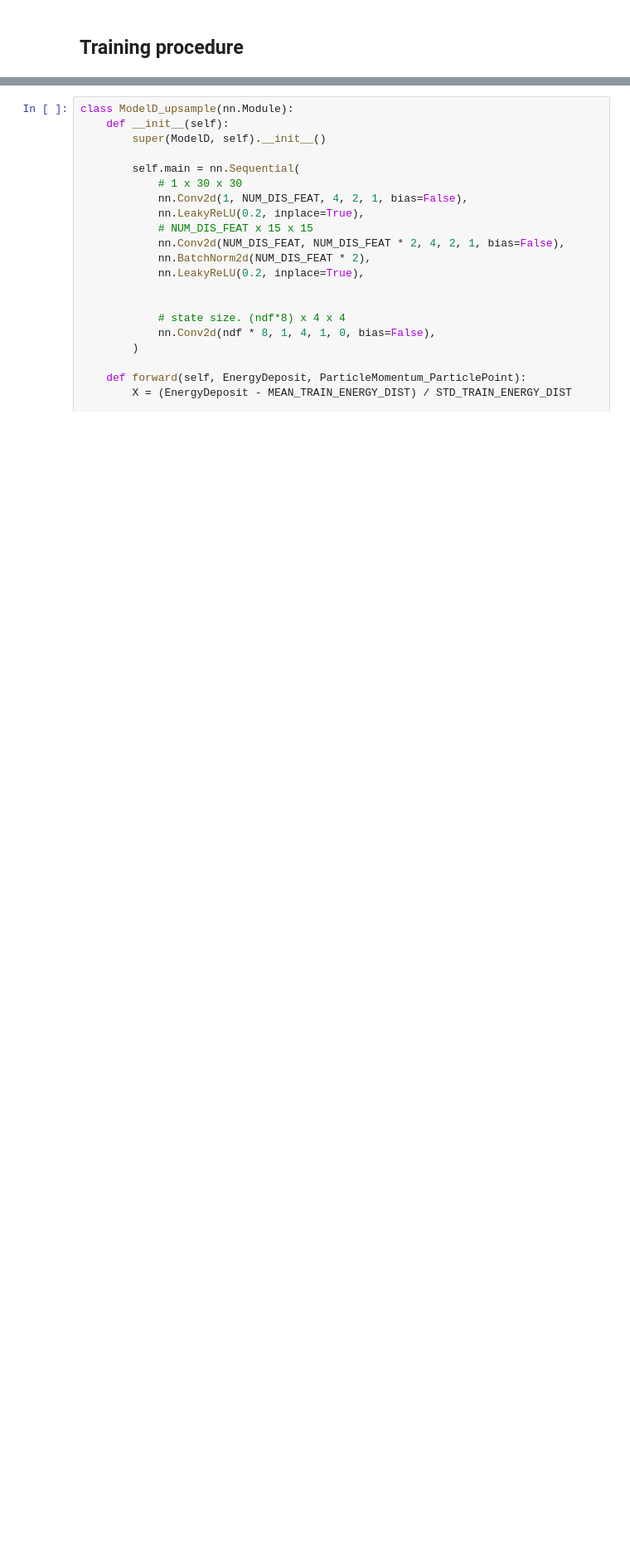
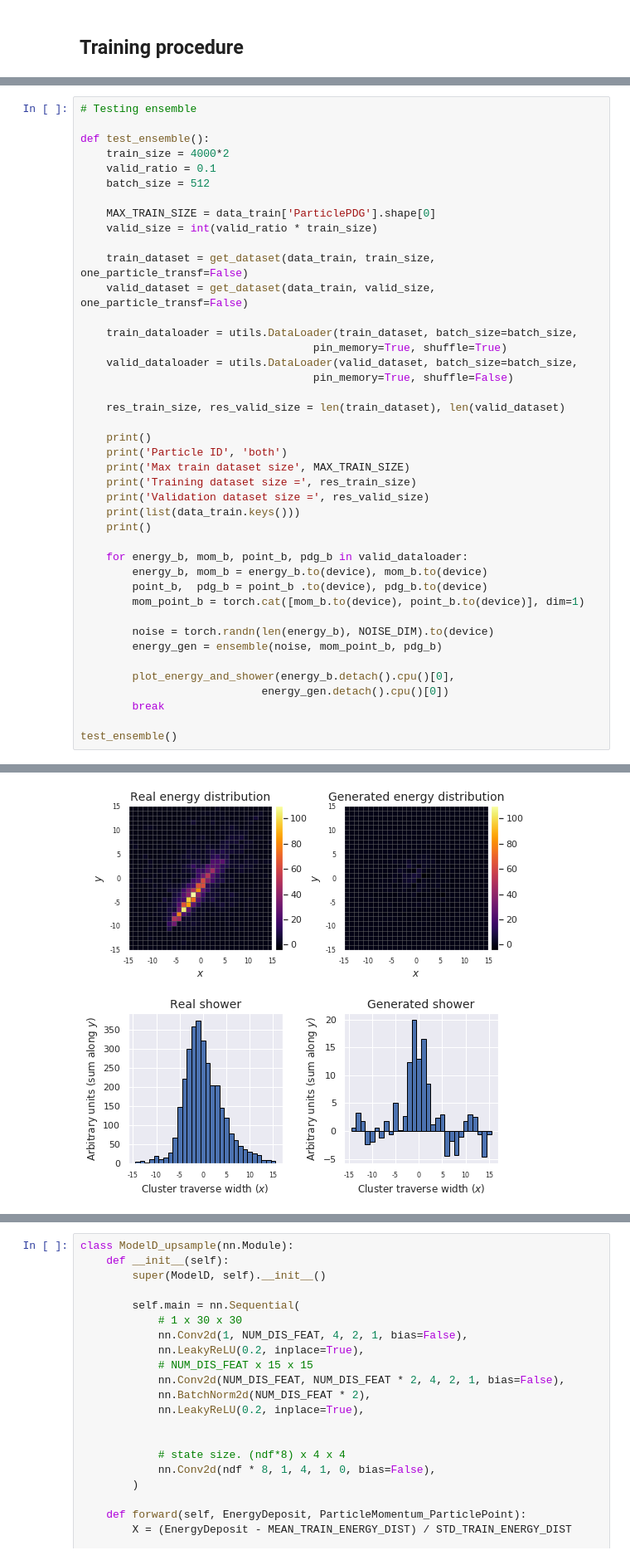
Before and after one commit to TheodorSergeev/mlhep2019_2_phase, a Jupyter notebook: analysis/lhcb_calo_gan.ipynb, the cells around one changed output, grey strips where cells are left out. Shown: that part at 83% size. Drawn from its saved outputs; the diff is of its cells as text; blank space fills up the shorter version.

```diff
--- a/analysis/lhcb_calo_gan.ipynb
+++ b/analysis/lhcb_calo_gan.ipynb
@@ -962,0 +1068,43 @@ def run_training(epoch_num, use_separate_validation=False):
+# %%
+# Testing ensemble
+
+def test_ensemble():
+    train_size = 4000*2
+    valid_ratio = 0.1
+    batch_size = 512
+
+    MAX_TRAIN_SIZE = data_train['ParticlePDG'].shape[0]
+    valid_size = int(valid_ratio * train_size)
+
+    train_dataset = get_dataset(data_train, train_size, one_particle_transf=False)
+    valid_dataset = get_dataset(data_train, valid_size, one_particle_transf=False)
+
+    train_dataloader = utils.DataLoader(train_dataset, batch_size=batch_size,
+                                    pin_memory=True, shuffle=True)
+    valid_dataloader = utils.DataLoader(valid_dataset, batch_size=batch_size,
+                                    pin_memory=True, shuffle=False)
+
+    res_train_size, res_valid_size = len(train_dataset), len(valid_dataset)
+
+    print()
+    print('Particle ID', 'both')
+    print('Max train dataset size', MAX_TRAIN_SIZE)
+    print('Training dataset size =', res_train_size)
+    print('Validation dataset size =', res_valid_size)
+    print(list(data_train.keys()))
+    print()
+
+    for energy_b, mom_b, point_b, pdg_b in valid_dataloader:
+        energy_b, mom_b = energy_b.to(device), mom_b.to(device)
+        point_b,  pdg_b = point_b .to(device), pdg_b.to(device)
+        mom_point_b = torch.cat([mom_b.to(device), point_b.to(device)], dim=1)
+
+        noise = torch.randn(len(energy_b), NOISE_DIM).to(device)
+        energy_gen = ensemble(noise, mom_point_b, pdg_b)
+
+        plot_energy_and_shower(energy_b.detach().cpu()[0],
+                            energy_gen.detach().cpu()[0])
+        break
+
+test_ensemble()
+# %% [output]
@@ -962,0 +1116 @@ def run_training(epoch_num, use_separate_validation=False):
+[figure, added]
```
Also changed, not shown: parts of 39 cells of this notebook, 4 other files.
